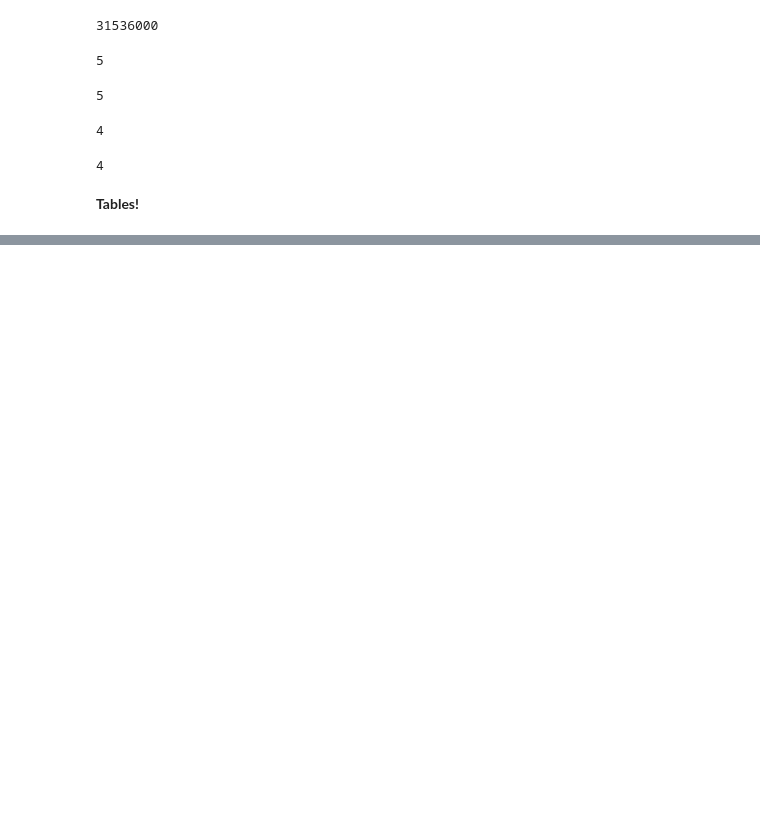
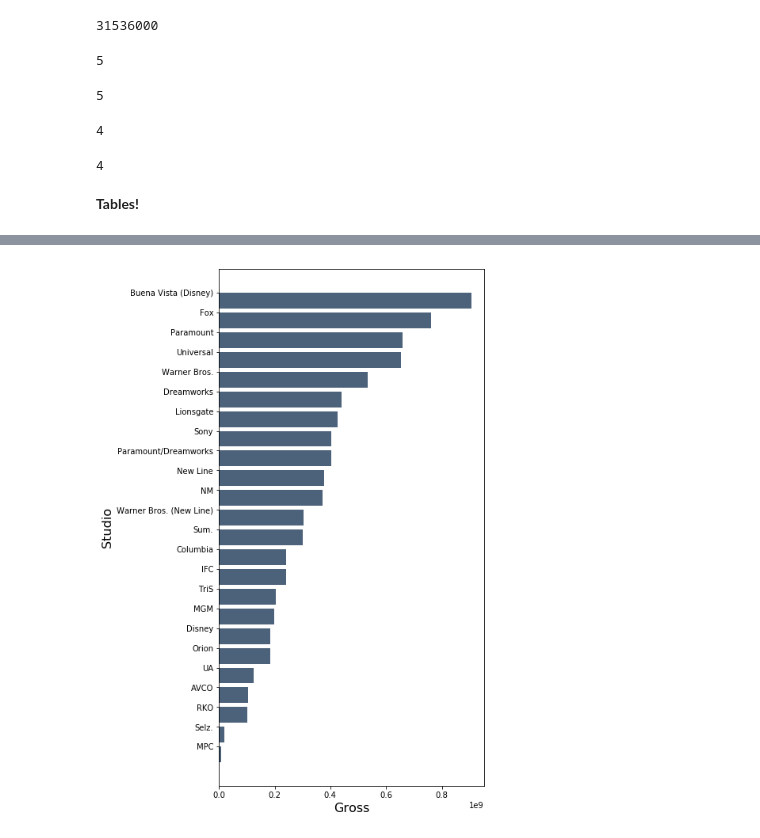
Before and after one commit to shionguha/cosc3570-introdatascience-fa18, a Jupyter notebook: aug30-democode.ipynb, the cells around one changed output, grey strips where cells are left out. Drawn from its saved outputs; the diff is of its cells as text; code cells hidden in the pictures; blank space fills up the shorter version.

```diff
--- a/aug30-democode.ipynb
+++ b/aug30-democode.ipynb
@@ -76,0 +269,6 @@ FileNotFoundError: File b'flowers.csv' does not exist
+# %%
+# Sort: make it easier for the eye to compare
+top_studios = top_per_studio.sort('Gross', descending=True)
+top_studios.barh('Studio', 'Gross')
+# %% [output]
+[figure, added]
```
Also changed, not shown: parts of 36 cells of this notebook, 2 other files.
